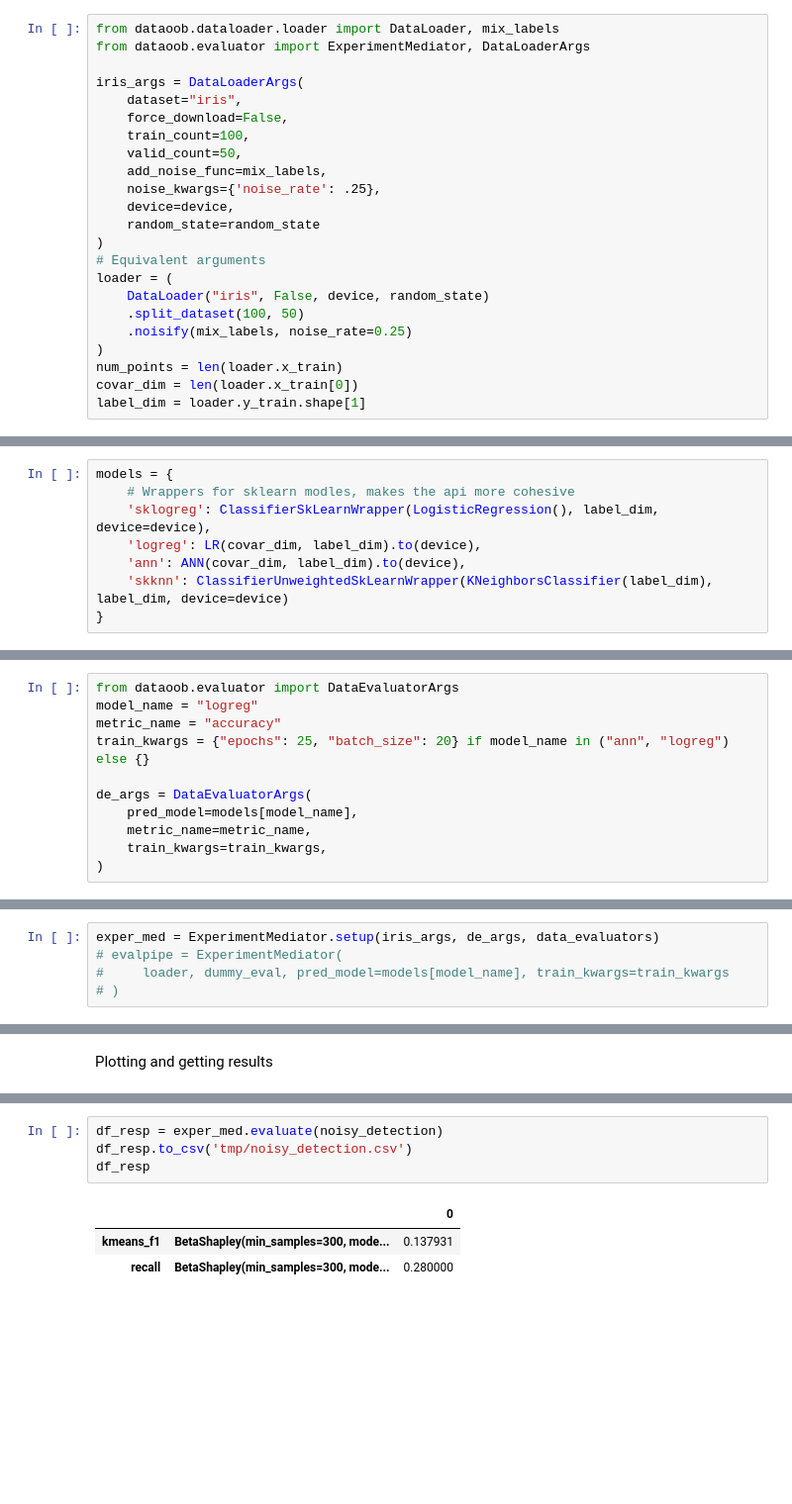
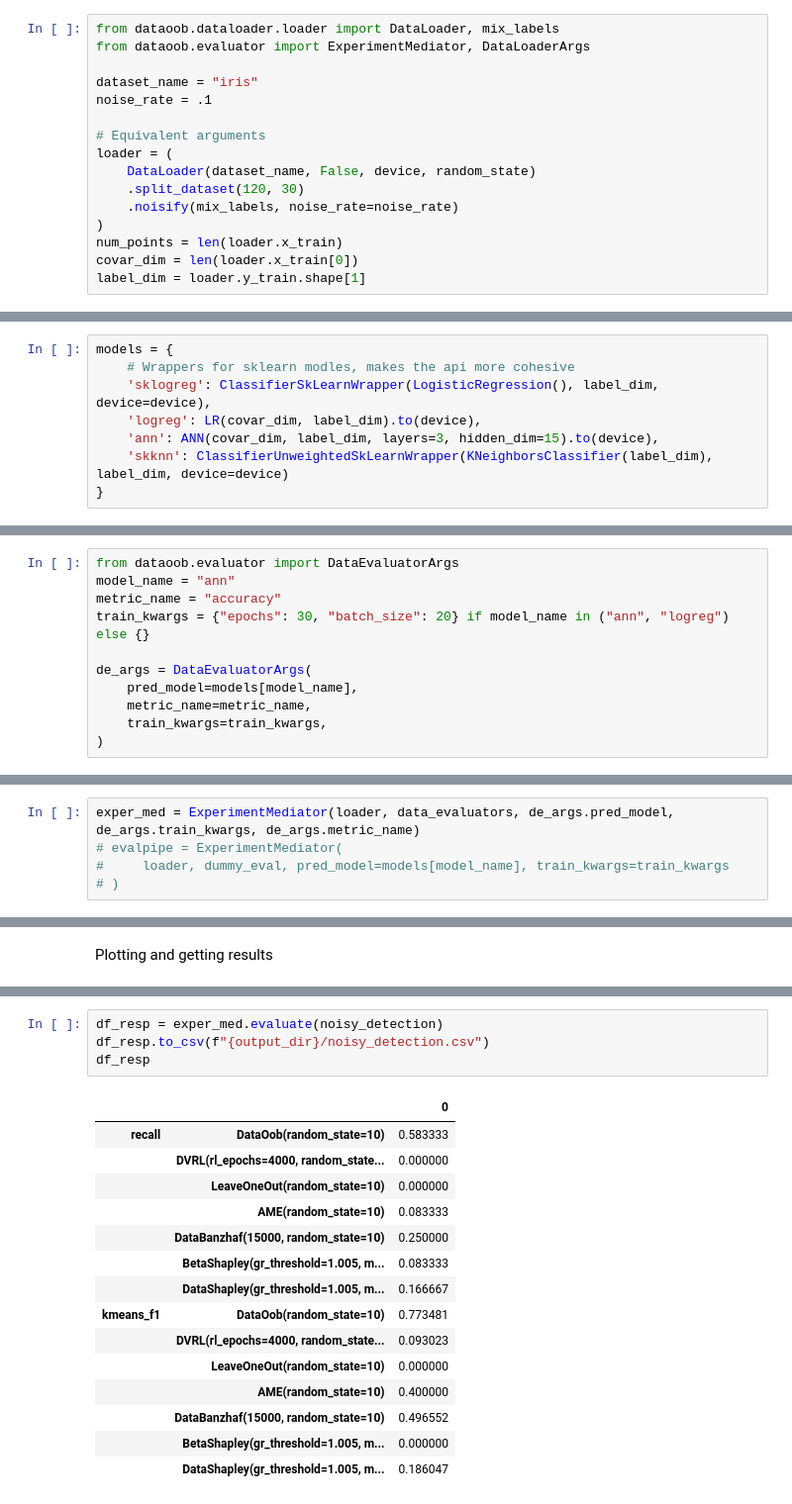
Before and after one commit to opendataval/opendataval, a Jupyter notebook: demo.ipynb, the cells around one changed output, grey strips where cells are left out. Shown at 99% size. Cells and saved outputs as stored; diff of their text form; blank space fills up the shorter version.

```diff
--- a/demo.ipynb
+++ b/demo.ipynb
@@ -19,21 +21,14 @@ Loading Data
 from dataoob.dataloader.loader import DataLoader, mix_labels
 from dataoob.evaluator import ExperimentMediator, DataLoaderArgs
 
-iris_args = DataLoaderArgs(
-    dataset="iris",
-    force_download=False,
-    train_count=100,
-    valid_count=50,
-    add_noise_func=mix_labels,
-    noise_kwargs={'noise_rate': .25},
-    device=device,
-    random_state=random_state
-)
+dataset_name = "iris"
+noise_rate = .1
+
 # Equivalent arguments
 loader = (
-    DataLoader("iris", False, device, random_state)
-    .split_dataset(100, 50)
-    .noisify(mix_labels, noise_rate=0.25)
+    DataLoader(dataset_name, False, device, random_state)
+    .split_dataset(120, 30)
+    .noisify(mix_labels, noise_rate=noise_rate)
 )
 num_points = len(loader.x_train)
 covar_dim = len(loader.x_train[0])
@@ -54,16 +49,16 @@ models = {
     # Wrappers for sklearn modles, makes the api more cohesive
     'sklogreg': ClassifierSkLearnWrapper(LogisticRegression(), label_dim, device=device),
     'logreg': LR(covar_dim, label_dim).to(device),
-    'ann': ANN(covar_dim, label_dim).to(device),
+    'ann': ANN(covar_dim, label_dim, layers=3, hidden_dim=15).to(device),
     'skknn': ClassifierUnweightedSkLearnWrapper(KNeighborsClassifier(label_dim), label_dim, device=device)
 }
 # %% [markdown]
 Selecting your metrics and model
 # %%
 from dataoob.evaluator import DataEvaluatorArgs
-model_name = "logreg"
+model_name = "ann"
 metric_name = "accuracy"
-train_kwargs = {"epochs": 25, "batch_size": 20} if model_name in ("ann", "logreg") else {}
+train_kwargs = {"epochs": 30, "batch_size": 20} if model_name in ("ann", "logreg") else {}
 
 de_args = DataEvaluatorArgs(
     pred_model=models[model_name],
@@ -121,7 +115,7 @@ data_evaluators = [  # actual run through of experiments, will take long time
 # %% [markdown]
 Setting up the Evaluator Mediator
 # %%
-exper_med = ExperimentMediator.setup(iris_args, de_args, data_evaluators)
+exper_med = ExperimentMediator(loader, data_evaluators, de_args.pred_model, de_args.train_kwargs, de_args.metric_name)
 # evalpipe = ExperimentMediator(
 #     loader, dummy_eval, pred_model=models[model_name], train_kwargs=train_kwargs
 # )
@@ -152,8 +153,20 @@ df_resp[0].to_csv("tmp/discover_corrupted_sample.csv")
 # %%
 df_resp = exper_med.evaluate(noisy_detection)
-df_resp.to_csv('tmp/noisy_detection.csv')
+df_resp.to_csv(f"{output_dir}/noisy_detection.csv")
 df_resp
 # %% [output]
 |  |  | 0 |
-| kmeans_f1 | BetaShapley(min_samples=300, mode... | 0.137931 |
-| recall | BetaShapley(min_samples=300, mode... | 0.280000 |
+| recall | DataOob(random_state=10) | 0.583333 |
+|  | DVRL(rl_epochs=4000, random_state... | 0.000000 |
+|  | LeaveOneOut(random_state=10) | 0.000000 |
+|  | AME(random_state=10) | 0.083333 |
+|  | DataBanzhaf(15000, random_state=10) | 0.250000 |
+|  | BetaShapley(gr_threshold=1.005, m... | 0.083333 |
+|  | DataShapley(gr_threshold=1.005, m... | 0.166667 |
+| kmeans_f1 | DataOob(random_state=10) | 0.773481 |
+|  | DVRL(rl_epochs=4000, random_state... | 0.093023 |
+|  | LeaveOneOut(random_state=10) | 0.000000 |
+|  | AME(random_state=10) | 0.400000 |
+|  | DataBanzhaf(15000, random_state=10) | 0.496552 |
+|  | BetaShapley(gr_threshold=1.005, m... | 0.000000 |
+|  | DataShapley(gr_threshold=1.005, m... | 0.186047 |
```
Also changed, not shown: parts of 9 cells of this notebook, 7 other files.
